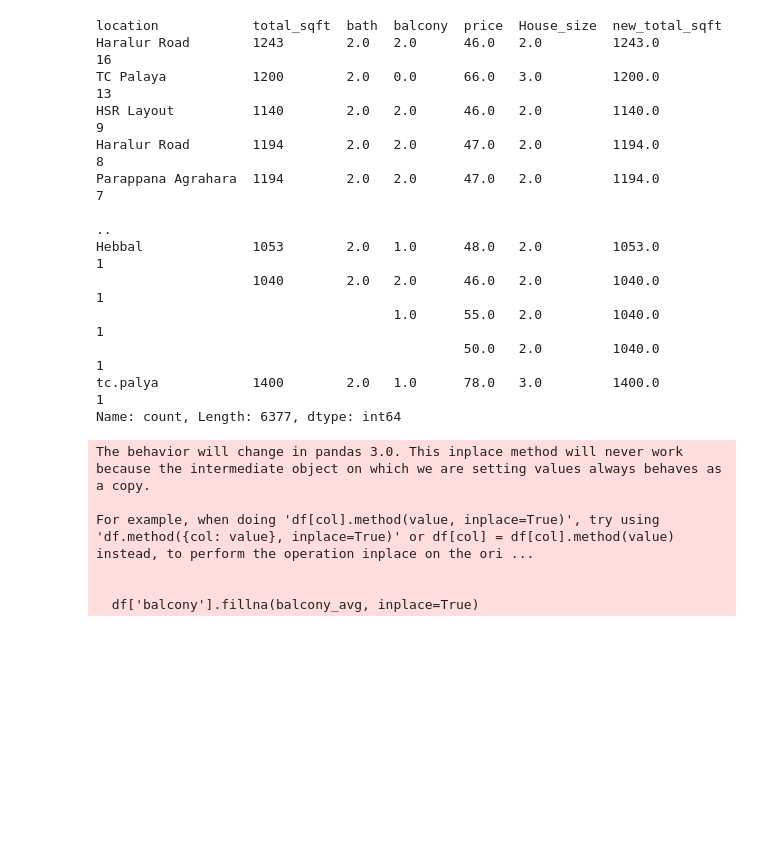
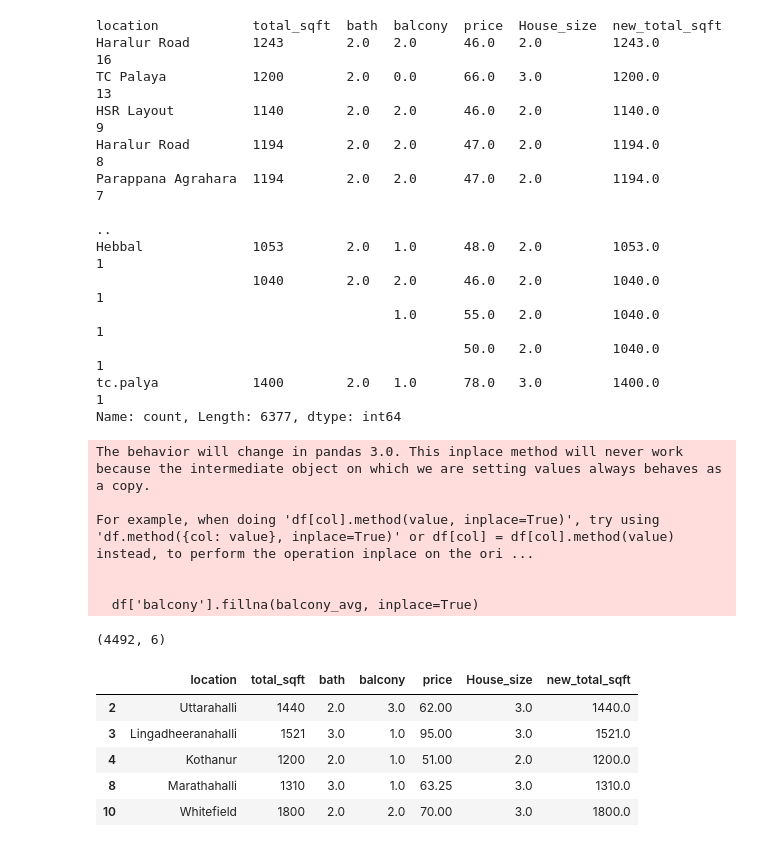
Before and after one commit to Tekhunt/datahack, a Jupyter notebook: notebooks/Bengaluru housing cleaned Dataset.ipynb, the cells around one changed output. Saved outputs shown, nothing was run; the diff lists cells and outputs as text; code cells hidden in the pictures; blank space fills up the shorter version.

```diff
--- a/notebooks/Bengaluru housing cleaned Dataset.ipynb
+++ b/notebooks/Bengaluru housing cleaned Dataset.ipynb
@@ -241,3 +302,16 @@ For example, when doing 'df[col].method(value, inplace=True)', try using 'df.met
 
 
   df['balcony'].fillna(balcony_avg, inplace=True)
+# %%
+df.shape
+# %% [output]
+(4492, 6)
+# %%
+df.head()
+# %% [output]
+|  | location | total_sqft | bath | balcony | price | House_size | new_total_sqft |
+| 2 | Uttarahalli | 1440 | 2.0 | 3.0 | 62.00 | 3.0 | 1440.0 |
+| 3 | Lingadheeranahalli | 1521 | 3.0 | 1.0 | 95.00 | 3.0 | 1521.0 |
+| 4 | Kothanur | 1200 | 2.0 | 1.0 | 51.00 | 2.0 | 1200.0 |
+| 8 | Marathahalli | 1310 | 3.0 | 1.0 | 63.25 | 3.0 | 1310.0 |
+| 10 | Whitefield | 1800 | 2.0 | 2.0 | 70.00 | 3.0 | 1800.0 |
```
Also changed, not shown: parts of 18 cells of this notebook, 1 other file.
